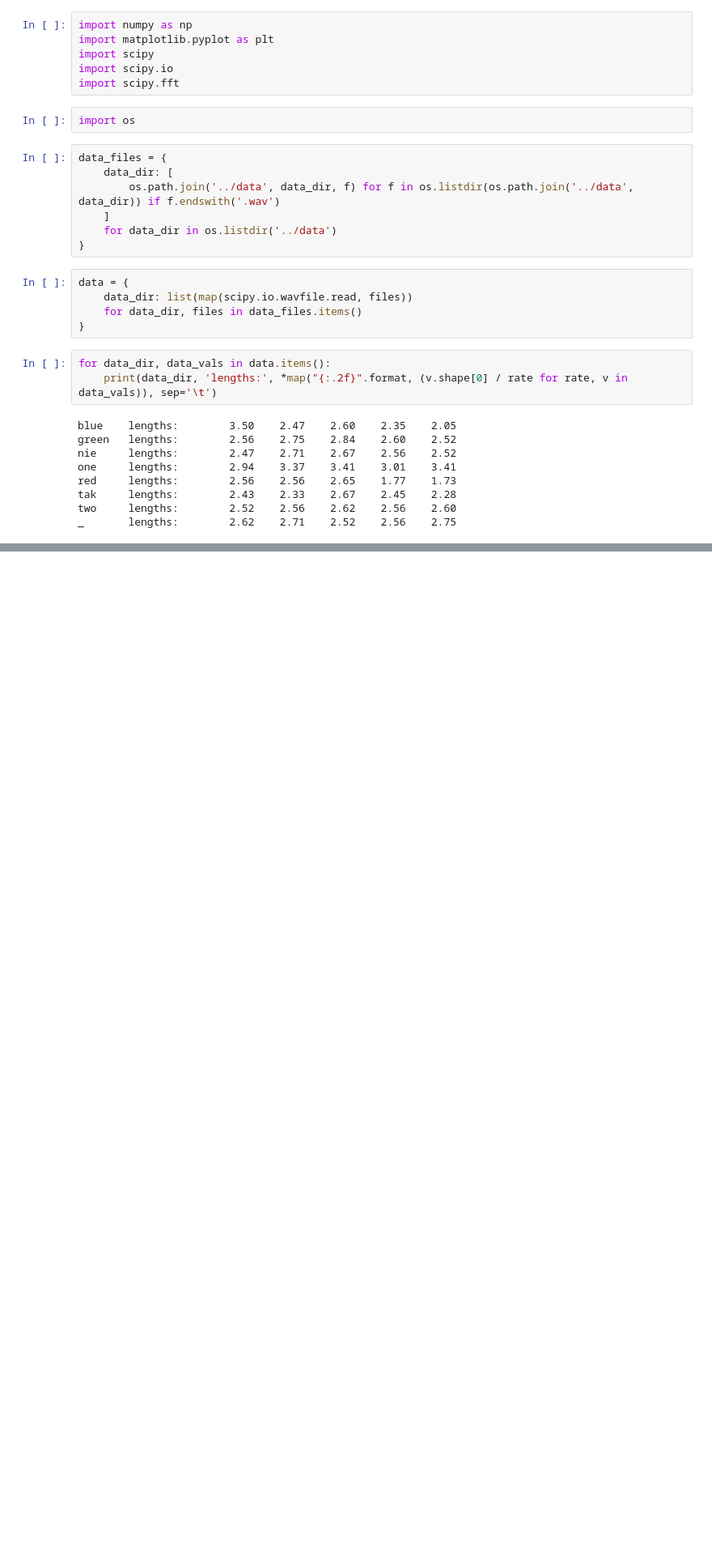
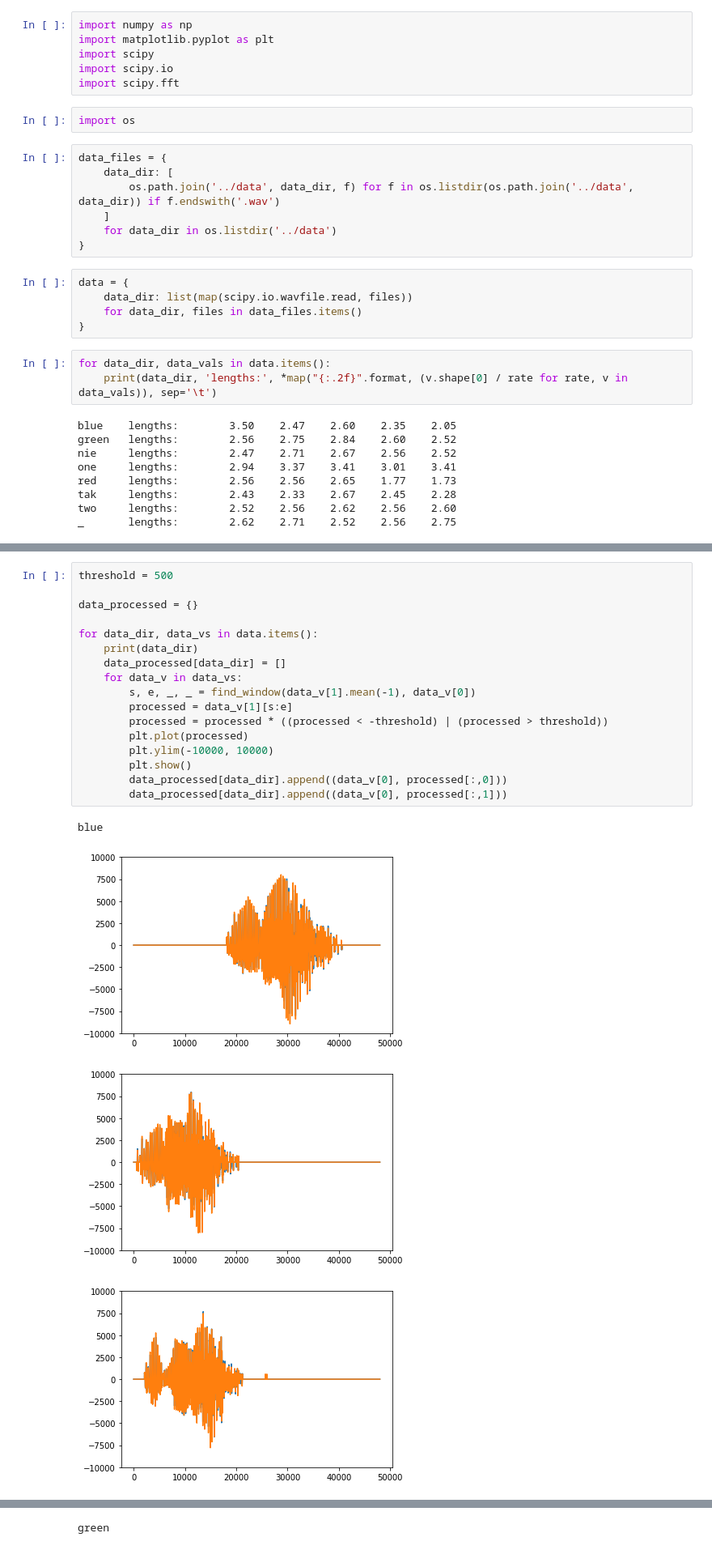
Before and after one commit to lychanl/atmega-rgb, a Jupyter notebook: sound-analysis/sound-analysis.ipynb, the cells around one changed output, grey strips where cells are left out. Shown at 81% size. Drawn from its saved outputs; the diff is of its cells as text; blank space fills up the shorter version.

```diff
--- a/sound-analysis/sound-analysis.ipynb
+++ b/sound-analysis/sound-analysis.ipynb
@@ -32,0 +41,22 @@ _       lengths:        2.62    2.71    2.52    2.56    2.75
+# %%
+threshold = 500
+
+data_processed = {}
+
+for data_dir, data_vs in data.items():
+    print(data_dir)
+    data_processed[data_dir] = []
+    for data_v in data_vs:
+        s, e, _, _ = find_window(data_v[1].mean(-1), data_v[0])
+        processed = data_v[1][s:e]
+        processed = processed * ((processed < -threshold) | (processed > threshold))
+        plt.plot(processed)
+        plt.ylim(-10000, 10000)
+        plt.show()
+        data_processed[data_dir].append((data_v[0], processed[:,0]))
+        data_processed[data_dir].append((data_v[0], processed[:,1]))
+# %% [output]
+blue
+[figure, added]
+[figure, added]
+[figure, added]
@@ -32,0 +65 @@ _       lengths:        2.62    2.71    2.52    2.56    2.75
+green
```
Also changed, not shown: parts of 5 cells of this notebook.
